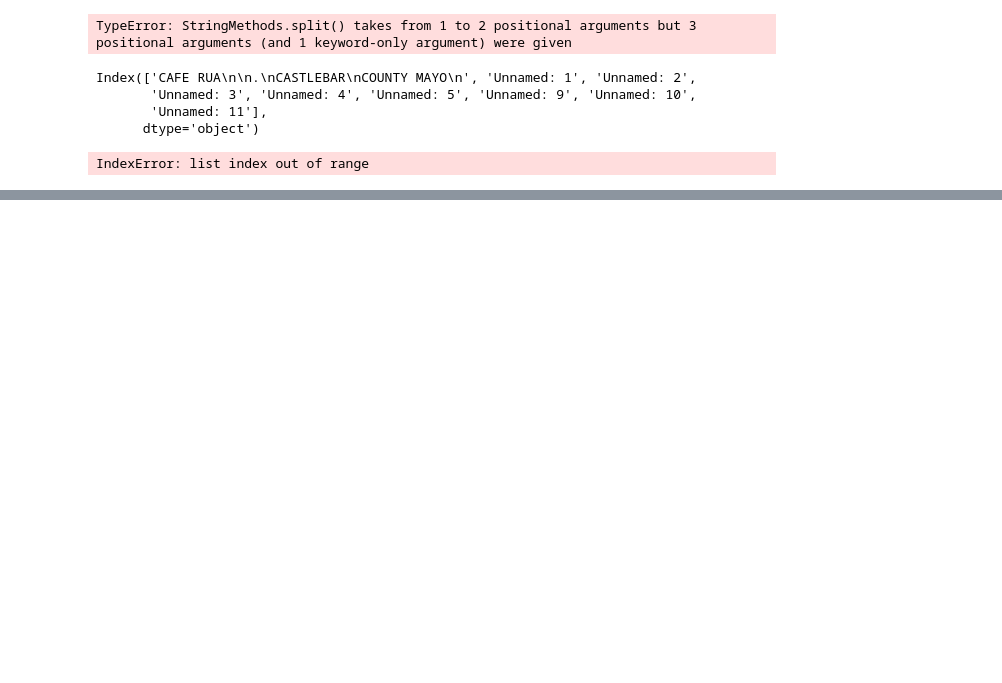
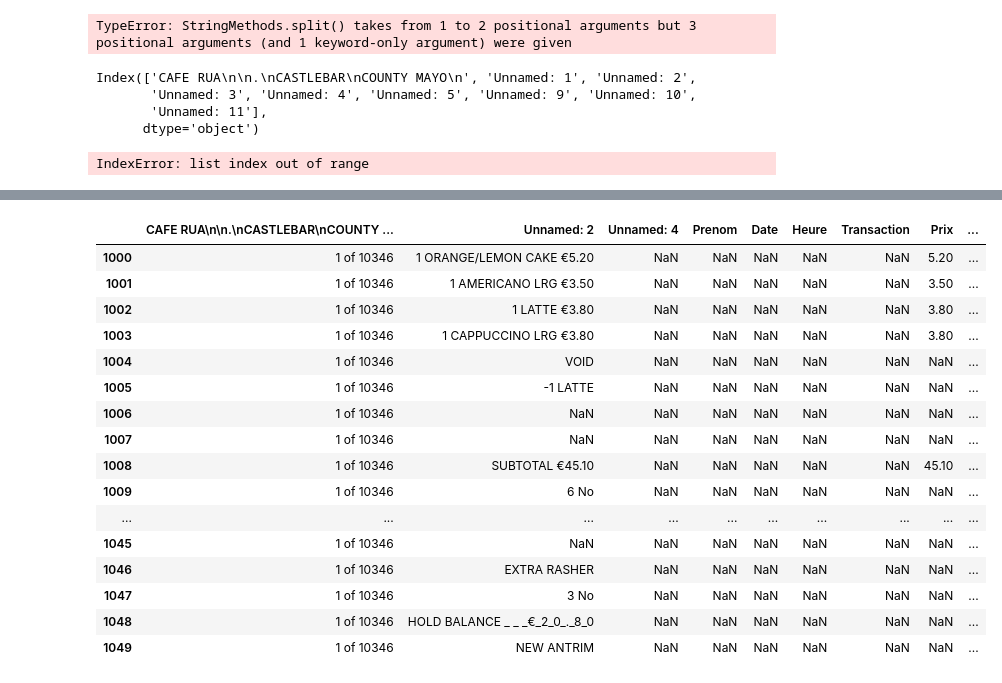
Before and after one commit to charlesdaigre/project_lewagon_rua, a Jupyter notebook: Untitled2.ipynb, the cells around one changed output, grey strips where cells are left out. Saved outputs shown, nothing was run; the diff lists cells and outputs as text; code cells hidden in the pictures; blank space fills up the shorter version.

```diff
--- a/Untitled2.ipynb
+++ b/Untitled2.ipynb
@@ -461,0 +281,22 @@ df_rua.to_csv('rua_2023_clean_v2.csv', index=False)
+# %%
+df_rua = pd.read_csv('/content/rua_2023_clean_v2.csv')
+# %%
+df_rua.iloc[1000:1050]
+# %% [output]
+|  | CAFE RUA\n\n.\nCASTLEBAR\nCOUNTY ... | Unnamed: 2 | Unnamed: 4 | Prenom | Date | Heure | Transaction | Prix | ... |
+| 1000 | 1 of 10346 | 1 ORANGE/LEMON CAKE €5.20 | NaN | NaN | NaN | NaN | NaN | 5.20 | ... |
+| 1001 | 1 of 10346 | 1 AMERICANO LRG €3.50 | NaN | NaN | NaN | NaN | NaN | 3.50 | ... |
+| 1002 | 1 of 10346 | 1 LATTE €3.80 | NaN | NaN | NaN | NaN | NaN | 3.80 | ... |
+| 1003 | 1 of 10346 | 1 CAPPUCCINO LRG €3.80 | NaN | NaN | NaN | NaN | NaN | 3.80 | ... |
+| 1004 | 1 of 10346 | VOID | NaN | NaN | NaN | NaN | NaN | NaN | ... |
+| 1005 | 1 of 10346 | -1 LATTE | NaN | NaN | NaN | NaN | NaN | NaN | ... |
+| 1006 | 1 of 10346 | NaN | NaN | NaN | NaN | NaN | NaN | NaN | ... |
+| 1007 | 1 of 10346 | NaN | NaN | NaN | NaN | NaN | NaN | NaN | ... |
+| 1008 | 1 of 10346 | SUBTOTAL €45.10 | NaN | NaN | NaN | NaN | NaN | 45.10 | ... |
+| 1009 | 1 of 10346 | 6 No | NaN | NaN | NaN | NaN | NaN | NaN | ... |
+| ... | ... | ... | ... | ... | ... | ... | ... | ... | ... |
+| 1045 | 1 of 10346 | NaN | NaN | NaN | NaN | NaN | NaN | NaN | ... |
+| 1046 | 1 of 10346 | EXTRA RASHER | NaN | NaN | NaN | NaN | NaN | NaN | ... |
+| 1047 | 1 of 10346 | 3 No | NaN | NaN | NaN | NaN | NaN | NaN | ... |
+| 1048 | 1 of 10346 | HOLD BALANCE _ _ _€_2_0_._8_0 | NaN | NaN | NaN | NaN | NaN | NaN | ... |
+| 1049 | 1 of 10346 | NEW ANTRIM | NaN | NaN | NaN | NaN | NaN | NaN | ... |
```
Also changed, not shown: parts of 28 cells of this notebook.
